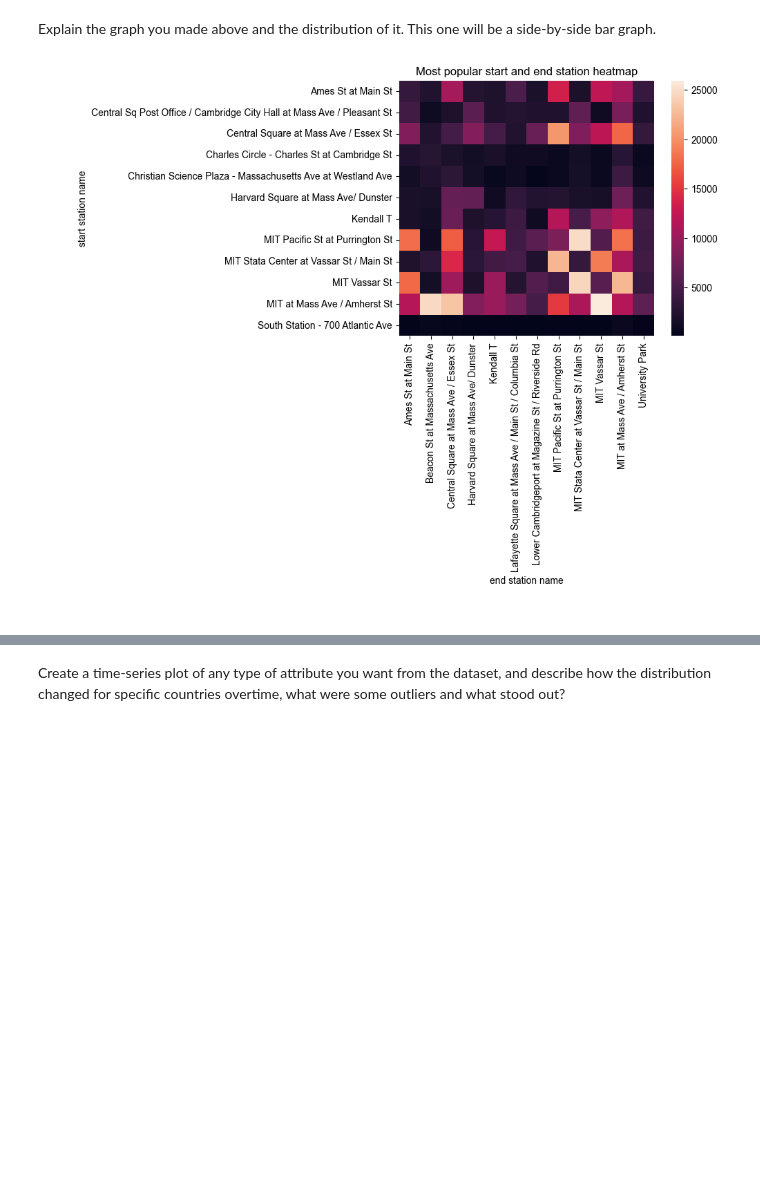
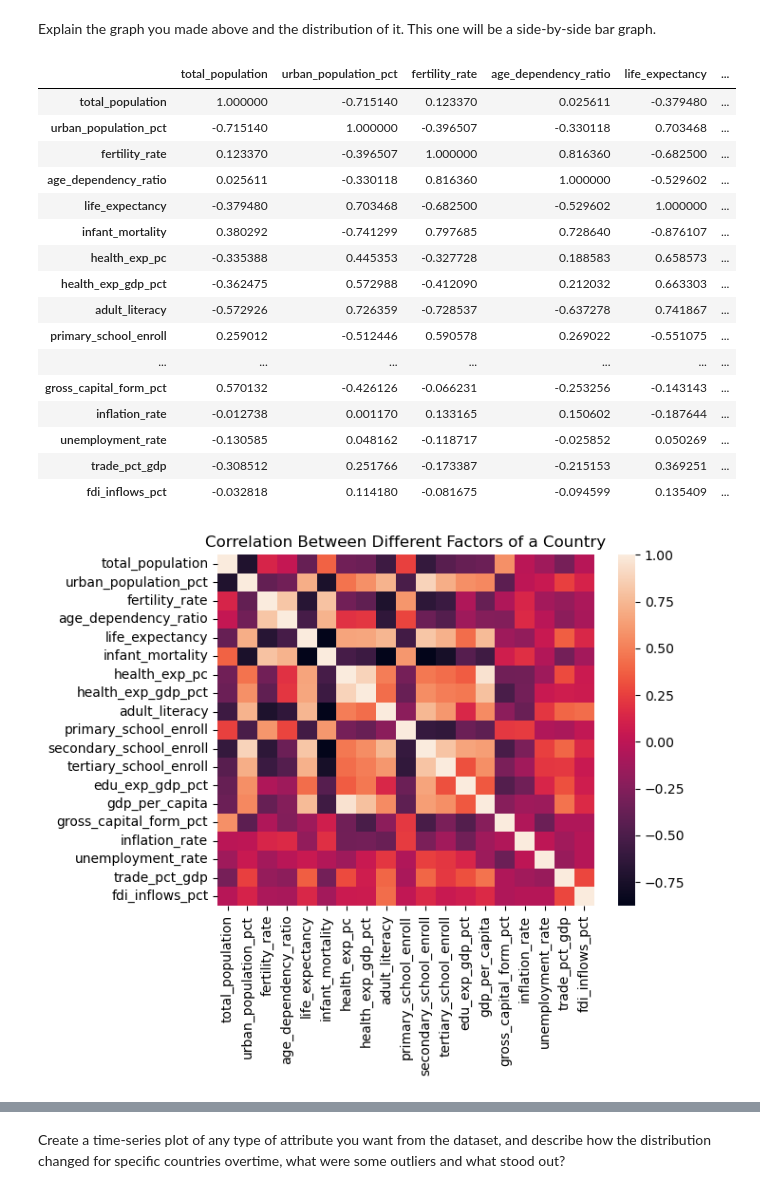
Before and after one commit to caofanny/Country-GDP, a Jupyter notebook: GDP_Group_Phase_II_REDACTED.ipynb, the cells around one changed output, grey strips where cells are left out. Cells and saved outputs as stored; diff of their text form; code cells hidden in the pictures; blank space fills up the shorter version.

Commit message:
heatmap and description of correlation and potential uses

```diff
--- a/GDP_Group_Phase_II_REDACTED.ipynb
+++ b/GDP_Group_Phase_II_REDACTED.ipynb
@@ -169,6 +166,38 @@ import plotly.express as px
 # %% [markdown]
 Explain the graph you made above and the distribution of it. This one will be a side-by-side bar graph.
 # %%
+# heatmap of numerical columns of the correlation
+
+# gets all the columns of numerical value
+numerical_cols_df = gdp_clean_data.iloc[:, 3:]
+
+# get the correlation of all the columns
+correlation = numerical_cols_df.corr()
+
+# create a heatmap
+heatmap = sns.heatmap(correlation)
+plt.title('Correlation Between Different Factors of a Country')
+plt.xlabel('')
+heatmap
+
+correlation
 # %% [output]
+|  | total_population | urban_population_pct | fertility_rate | age_dependency_ratio | life_expectancy | ... |
+| total_population | 1.000000 | -0.715140 | 0.123370 | 0.025611 | -0.379480 | ... |
+| urban_population_pct | -0.715140 | 1.000000 | -0.396507 | -0.330118 | 0.703468 | ... |
+| fertility_rate | 0.123370 | -0.396507 | 1.000000 | 0.816360 | -0.682500 | ... |
+| age_dependency_ratio | 0.025611 | -0.330118 | 0.816360 | 1.000000 | -0.529602 | ... |
+| life_expectancy | -0.379480 | 0.703468 | -0.682500 | -0.529602 | 1.000000 | ... |
+| infant_mortality | 0.380292 | -0.741299 | 0.797685 | 0.728640 | -0.876107 | ... |
+| health_exp_pc | -0.335388 | 0.445353 | -0.327728 | 0.188583 | 0.658573 | ... |
+| health_exp_gdp_pct | -0.362475 | 0.572988 | -0.412090 | 0.212032 | 0.663303 | ... |
+| adult_literacy | -0.572926 | 0.726359 | -0.728537 | -0.637278 | 0.741867 | ... |
+| primary_school_enroll | 0.259012 | -0.512446 | 0.590578 | 0.269022 | -0.551075 | ... |
+| ... | ... | ... | ... | ... | ... | ... |
+| gross_capital_form_pct | 0.570132 | -0.426126 | -0.066231 | -0.253256 | -0.143143 | ... |
+| inflation_rate | -0.012738 | 0.001170 | 0.133165 | 0.150602 | -0.187644 | ... |
+| unemployment_rate | -0.130585 | 0.048162 | -0.118717 | -0.025852 | 0.050269 | ... |
+| trade_pct_gdp | -0.308512 | 0.251766 | -0.173387 | -0.215153 | 0.369251 | ... |
+| fdi_inflows_pct | -0.032818 | 0.114180 | -0.081675 | -0.094599 | 0.135409 | ... |
-[figure, old version]
+[figure, new version]
 # %% [markdown]
```
Also changed, not shown: parts of 4 cells of this notebook.
